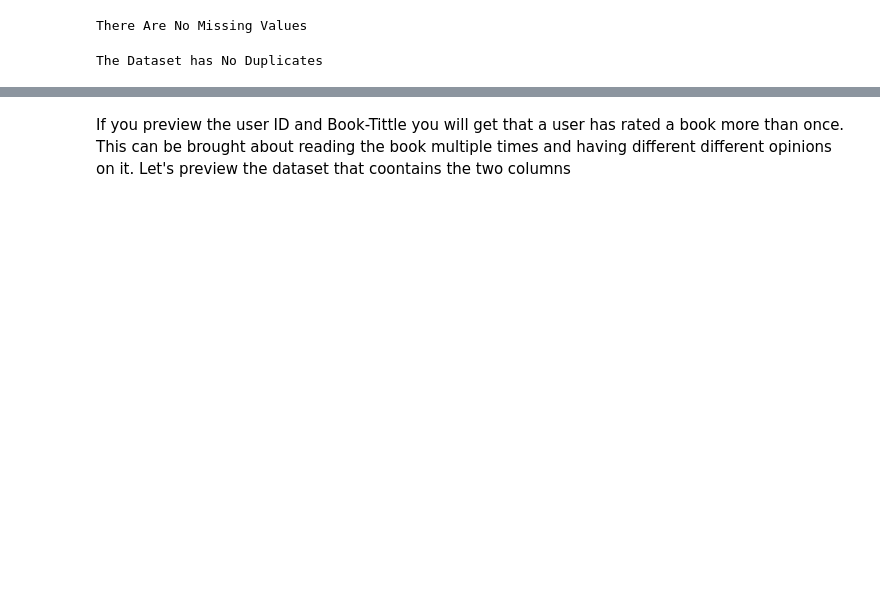
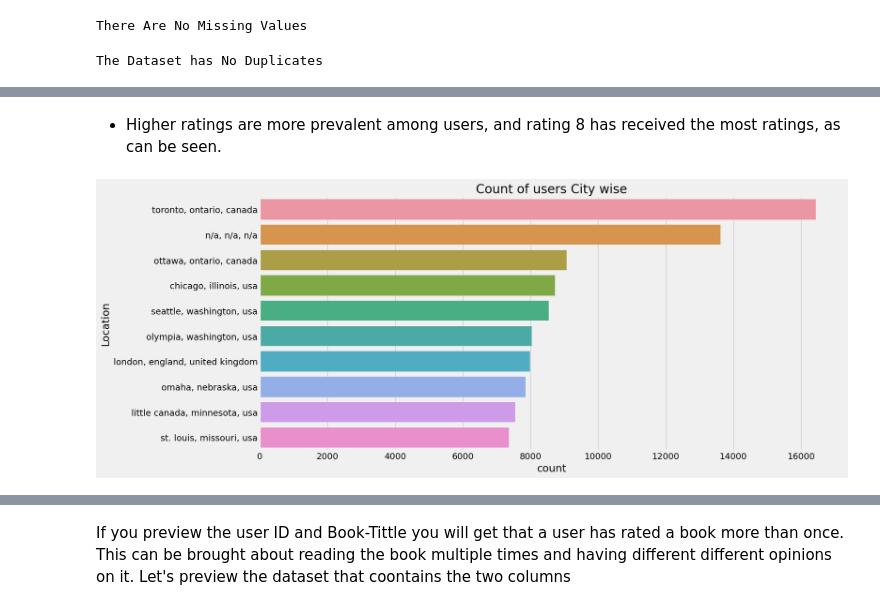
Before and after one commit to PamelaAwino/RECOMMENDATION-SYSTEM, a Jupyter notebook: recommendation.ipynb, the cells around one changed output, grey strips where cells are left out. Saved outputs shown, nothing was run; the diff lists cells and outputs as text; code cells hidden in the pictures; blank space fills up the shorter version.

```diff
--- a/recommendation.ipynb
+++ b/recommendation.ipynb
@@ -468,0 +640,8 @@ The Dataset has No Duplicates
+# %% [markdown]
+- Higher ratings are more prevalent among users, and rating 8 has received the most ratings, as can be seen.
+# %%
+plt.figure(figsize=(15,7))
+sns.countplot(y='Location',data=df_rating,order=pd.value_counts(df_rating['Location']).iloc[:10].index)
+plt.title('Count of users City wise');
+# %% [output]
+[figure, added]
```
Also changed, not shown: parts of 79 cells of this notebook, 5 other files.
